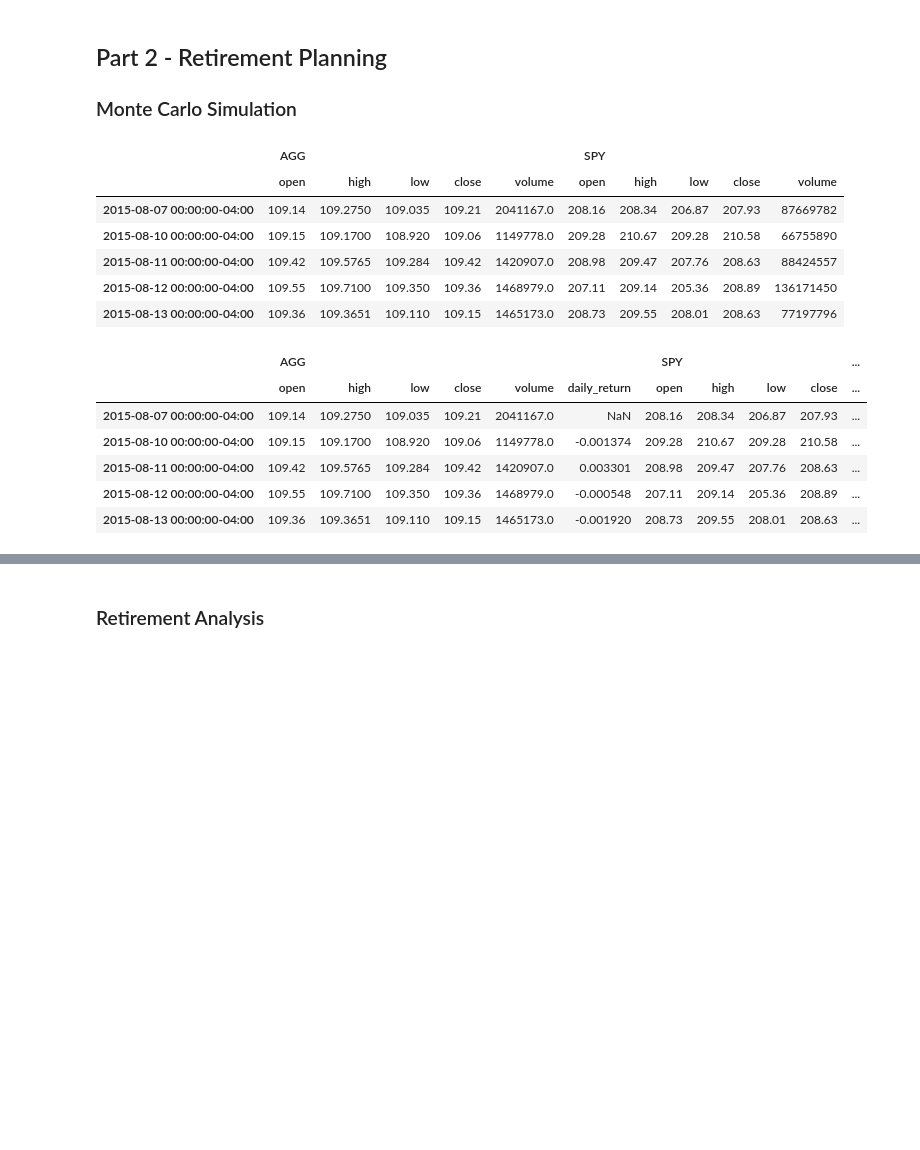
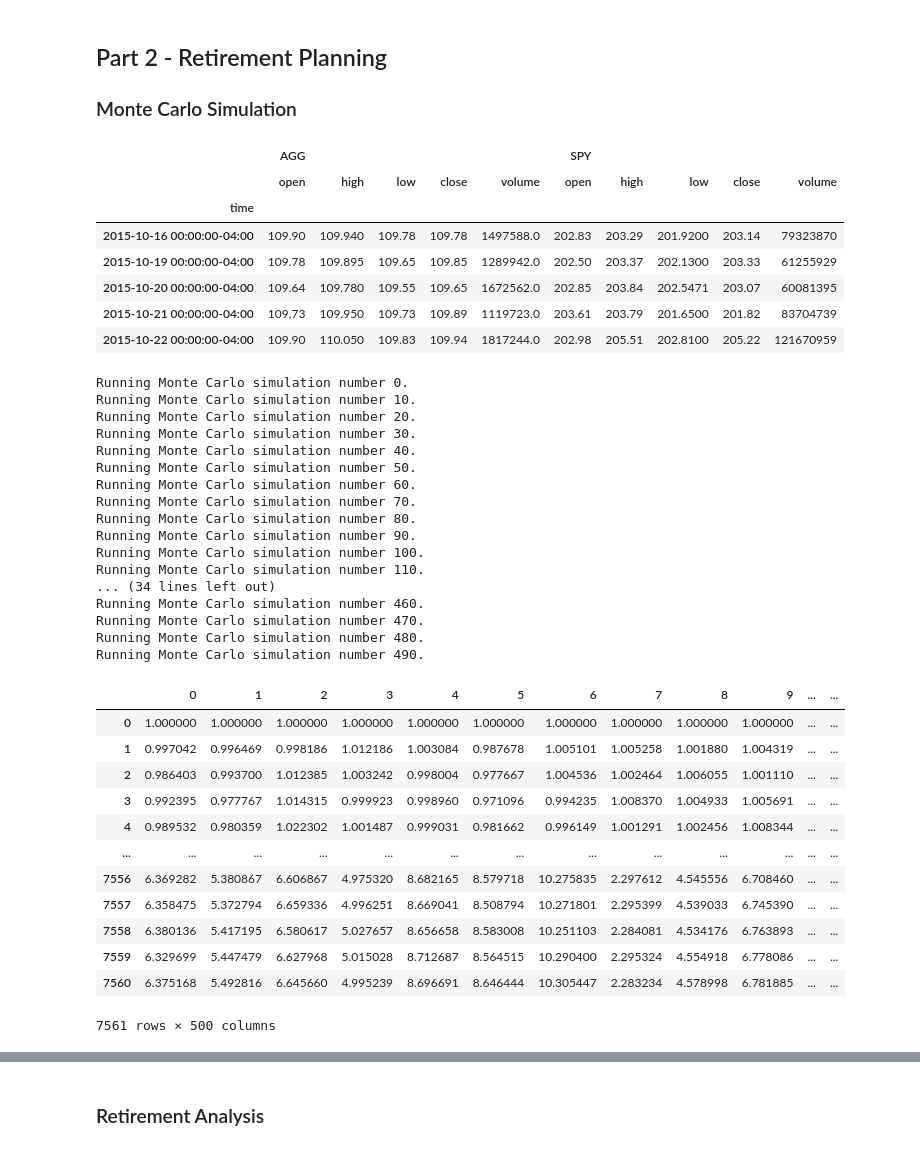
Before and after one commit to Laanu/FinTech_Homeworks, a Jupyter notebook: 05-APIs/Instructions/Starter_Code/financial-planner.ipynb, the cells around one changed output, grey strips where cells are left out. Drawn from its saved outputs; the diff is of its cells as text; code cells hidden in the pictures; blank space fills up the shorter version.

```diff
--- a/05-APIs/Instructions/Starter_Code/financial-planner.ipynb
+++ b/05-APIs/Instructions/Starter_Code/financial-planner.ipynb
@@ -160,36 +160,62 @@ congratuations you have $ 56558.858 in this fund
 # %%
 # Set start and end dates of five years back from today.
 # Sample results may vary from the solution based on the time frame chosen
-start_date = pd.Timestamp('2015-08-07', tz='America/New_York').isoformat()
-end_date = pd.Timestamp('2020-08-07', tz='America/New_York').isoformat()
+start_date = pd.Timestamp('2015-10-16', tz='America/New_York').isoformat()
+end_date = pd.Timestamp('2020-10-16', tz='America/New_York').isoformat()
 # %%
 # Get 5 years' worth of historical data for SPY and AGG
 # YOUR CODE HERE!
 
+SPY_AGG_data = alpaca.get_barset(tickers,timeframe, start= start_date, end=end_date).df
 # Display sample data
-df_stock_data.head()
+SPY_AGG_data.head()
 # %% [output]
 |  | AGG |  |  |  |  | SPY |  |  |  |  |
 |  | open | high | low | close | volume | open | high | low | close | volume |
-| 2015-08-07 00:00:00-04:00 | 109.14 | 109.2750 | 109.035 | 109.21 | 2041167.0 | 208.16 | 208.34 | 206.87 | 207.93 | 87669782 |
-| 2015-08-10 00:00:00-04:00 | 109.15 | 109.1700 | 108.920 | 109.06 | 1149778.0 | 209.28 | 210.67 | 209.28 | 210.58 | 66755890 |
-| 2015-08-11 00:00:00-04:00 | 109.42 | 109.5765 | 109.284 | 109.42 | 1420907.0 | 208.98 | 209.47 | 207.76 | 208.63 | 88424557 |
-| 2015-08-12 00:00:00-04:00 | 109.55 | 109.7100 | 109.350 | 109.36 | 1468979.0 | 207.11 | 209.14 | 205.36 | 208.89 | 136171450 |
-| 2015-08-13 00:00:00-04:00 | 109.36 | 109.3651 | 109.110 | 109.15 | 1465173.0 | 208.73 | 209.55 | 208.01 | 208.63 | 77197796 |
+| time |  |  |  |  |  |  |  |  |  |  |
+| 2015-10-16 00:00:00-04:00 | 109.90 | 109.940 | 109.78 | 109.78 | 1497588.0 | 202.83 | 203.29 | 201.9200 | 203.14 | 79323870 |
+| 2015-10-19 00:00:00-04:00 | 109.78 | 109.895 | 109.65 | 109.85 | 1289942.0 | 202.50 | 203.37 | 202.1300 | 203.33 | 61255929 |
+| 2015-10-20 00:00:00-04:00 | 109.64 | 109.780 | 109.55 | 109.65 | 1672562.0 | 202.85 | 203.84 | 202.5471 | 203.07 | 60081395 |
+| 2015-10-21 00:00:00-04:00 | 109.73 | 109.950 | 109.73 | 109.89 | 1119723.0 | 203.61 | 203.79 | 201.6500 | 201.82 | 83704739 |
+| 2015-10-22 00:00:00-04:00 | 109.90 | 110.050 | 109.83 | 109.94 | 1817244.0 | 202.98 | 205.51 | 202.8100 | 205.22 | 121670959 |
 # %%
 # Configuring a Monte Carlo simulation to forecast 30 years cumulative returns
-# YOUR CODE HERE!
+#weights=[0.40, 0.60]
+MCthirty_SPY_AGG=MCSimulation (portfolio_data = SPY_AGG_data, num_simulation=500, num_trading_days=30*252)
 # %%
 # Printing the simulation input data
-# YOUR CODE HERE!
+MCthirty_SPY_AGG.calc_cumulative_return()
 # %% [output]
+Running Monte Carlo simulation number 0.
+Running Monte Carlo simulation number 10.
+Running Monte Carlo simulation number 20.
+Running Monte Carlo simulation number 30.
+Running Monte Carlo simulation number 40.
+Running Monte Carlo simulation number 50.
+Running Monte Carlo simulation number 60.
+Running Monte Carlo simulation number 70.
+Running Monte Carlo simulation number 80.
+Running Monte Carlo simulation number 90.
+Running Monte Carlo simulation number 100.
+Running Monte Carlo simulation number 110.
+... (34 lines left out)
+Running Monte Carlo simulation number 460.
+Running Monte Carlo simulation number 470.
+Running Monte Carlo simulation number 480.
+Running Monte Carlo simulation number 490.
-|  | AGG |  |  |  |  |  | SPY |  |  |  | ... |
-|  | open | high | low | close | volume | daily_return | open | high | low | close | ... |
-| 2015-08-07 00:00:00-04:00 | 109.14 | 109.2750 | 109.035 | 109.21 | 2041167.0 | NaN | 208.16 | 208.34 | 206.87 | 207.93 | ... |
-| 2015-08-10 00:00:00-04:00 | 109.15 | 109.1700 | 108.920 | 109.06 | 1149778.0 | -0.001374 | 209.28 | 210.67 | 209.28 | 210.58 | ... |
-| 2015-08-11 00:00:00-04:00 | 109.42 | 109.5765 | 109.284 | 109.42 | 1420907.0 | 0.003301 | 208.98 | 209.47 | 207.76 | 208.63 | ... |
-| 2015-08-12 00:00:00-04:00 | 109.55 | 109.7100 | 109.350 | 109.36 | 1468979.0 | -0.000548 | 207.11 | 209.14 | 205.36 | 208.89 | ... |
-| 2015-08-13 00:00:00-04:00 | 109.36 | 109.3651 | 109.110 | 109.15 | 1465173.0 | -0.001920 | 208.73 | 209.55 | 208.01 | 208.63 | ... |
+|  | 0 | 1 | 2 | 3 | 4 | 5 | 6 | 7 | 8 | 9 | ... | ... |
+| 0 | 1.000000 | 1.000000 | 1.000000 | 1.000000 | 1.000000 | 1.000000 | 1.000000 | 1.000000 | 1.000000 | 1.000000 | ... | ... |
+| 1 | 0.997042 | 0.996469 | 0.998186 | 1.012186 | 1.003084 | 0.987678 | 1.005101 | 1.005258 | 1.001880 | 1.004319 | ... | ... |
+| 2 | 0.986403 | 0.993700 | 1.012385 | 1.003242 | 0.998004 | 0.977667 | 1.004536 | 1.002464 | 1.006055 | 1.001110 | ... | ... |
+| 3 | 0.992395 | 0.977767 | 1.014315 | 0.999923 | 0.998960 | 0.971096 | 0.994235 | 1.008370 | 1.004933 | 1.005691 | ... | ... |
+| 4 | 0.989532 | 0.980359 | 1.022302 | 1.001487 | 0.999031 | 0.981662 | 0.996149 | 1.001291 | 1.002456 | 1.008344 | ... | ... |
+| ... | ... | ... | ... | ... | ... | ... | ... | ... | ... | ... | ... | ... |
+| 7556 | 6.369282 | 5.380867 | 6.606867 | 4.975320 | 8.682165 | 8.579718 | 10.275835 | 2.297612 | 4.545556 | 6.708460 | ... | ... |
+| 7557 | 6.358475 | 5.372794 | 6.659336 | 4.996251 | 8.669041 | 8.508794 | 10.271801 | 2.295399 | 4.539033 | 6.745390 | ... | ... |
+| 7558 | 6.380136 | 5.417195 | 6.580617 | 5.027657 | 8.656658 | 8.583008 | 10.251103 | 2.284081 | 4.534176 | 6.763893 | ... | ... |
+| 7559 | 6.329699 | 5.447479 | 6.627968 | 5.015028 | 8.712687 | 8.564515 | 10.290400 | 2.295324 | 4.554918 | 6.778086 | ... | ... |
+| 7560 | 6.375168 | 5.492816 | 6.645660 | 4.995239 | 8.696691 | 8.646444 | 10.305447 | 2.283234 | 4.578998 | 6.781885 | ... | ... |
+7561 rows × 500 columns
 # %%
 # Running a Monte Carlo simulation to forecast 30 years cumulative returns
 # YOUR CODE HERE!
```
Also changed, not shown: parts of 8 cells of this notebook.
